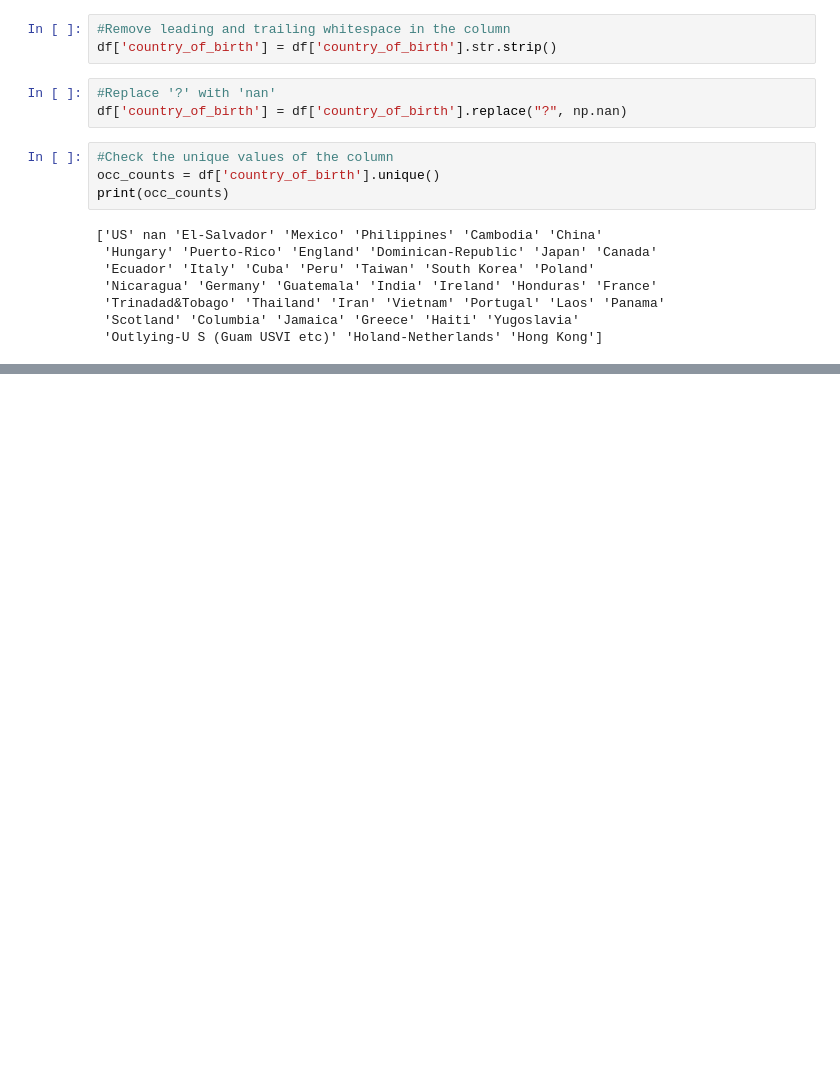
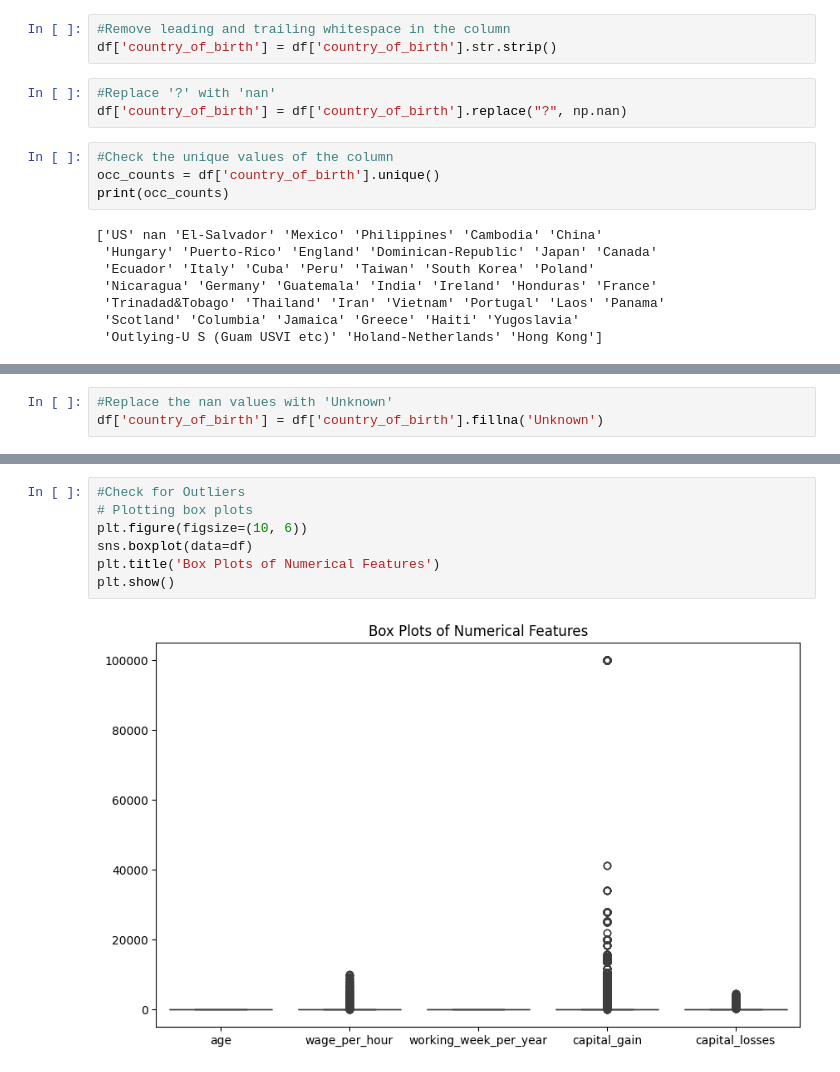
Before and after one commit to AndyMortey/PREDICTING-ANNUAL-INCOME-USING-MACHINE-LEARNING, a Jupyter notebook: notebook.ipynb, the cells around one changed output, grey strips where cells are left out. Drawn from its saved outputs; the diff is of its cells as text; blank space fills up the shorter version.

```diff
--- a/notebook.ipynb
+++ b/notebook.ipynb
@@ -584,0 +613,3 @@ df.head()
+# %%
+#Replace the nan values with 'Unknown'
+df['country_of_birth'] = df['country_of_birth'].fillna('Unknown')
@@ -584,0 +628,9 @@ df.head()
+# %%
+#Check for Outliers
+# Plotting box plots
+plt.figure(figsize=(10, 6))
+sns.boxplot(data=df)
+plt.title('Box Plots of Numerical Features')
+plt.show()
+# %% [output]
+[figure, added]
```
Also changed, not shown: parts of 14 cells of this notebook.
